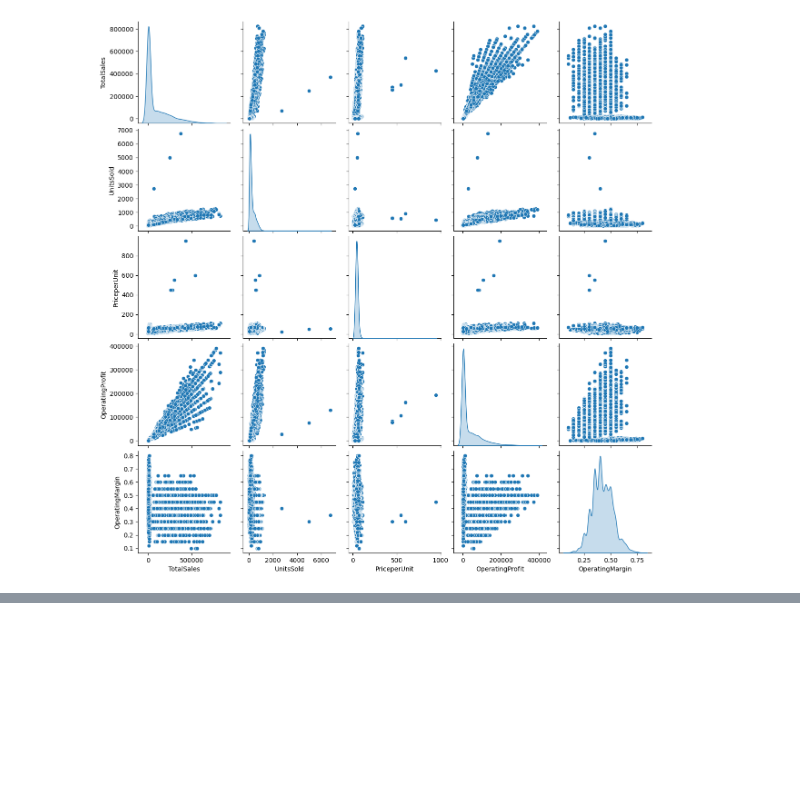
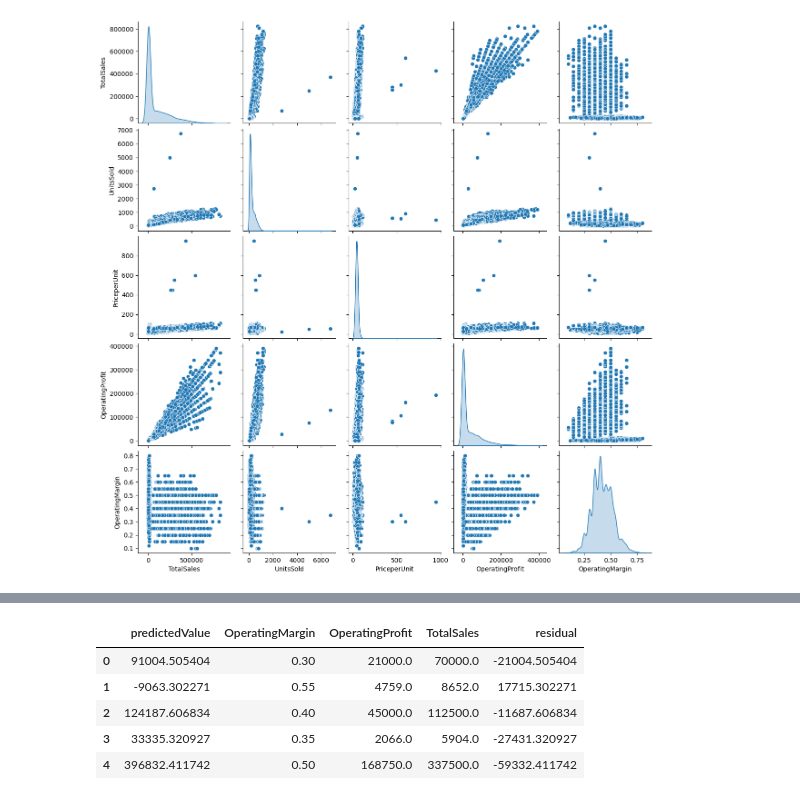
Before and after one commit to thegreatdon40/Final-Project-Data_Analytics, a Jupyter notebook: sales.ipynb, the cells around one changed output, grey strips where cells are left out. Cells and saved outputs as stored; diff of their text form; code cells hidden in the pictures; blank space fills up the shorter version.

```diff
--- a/sales.ipynb
+++ b/sales.ipynb
@@ -395,0 +415,9 @@ sns.pairplot(data=sales_salesdata,
+# %%
+x_train, x_test, y_train, y_test = train_test_split(
+    sales[['OperatingMargin','OperatingProfit']], sales[['TotalSales']],
+    test_size=0.20, random_state=20)
+
+model = LinearRegression()
+model.fit(x_train, y_train)
+
+model.score(x_test, y_test)
@@ -395,0 +445,10 @@ sns.pairplot(data=sales_salesdata,
+# %%
+final['residual'] = final['TotalSales'] - final['predictedValue']
+final.head()
+# %% [output]
+|  | predictedValue | OperatingMargin | OperatingProfit | TotalSales | residual |
+| 0 | 91004.505404 | 0.30 | 21000.0 | 70000.0 | -21004.505404 |
+| 1 | -9063.302271 | 0.55 | 4759.0 | 8652.0 | 17715.302271 |
+| 2 | 124187.606834 | 0.40 | 45000.0 | 112500.0 | -11687.606834 |
+| 3 | 33335.320927 | 0.35 | 2066.0 | 5904.0 | -27431.320927 |
+| 4 | 396832.411742 | 0.50 | 168750.0 | 337500.0 | -59332.411742 |
```
Also changed, not shown: parts of 9 cells of this notebook.
